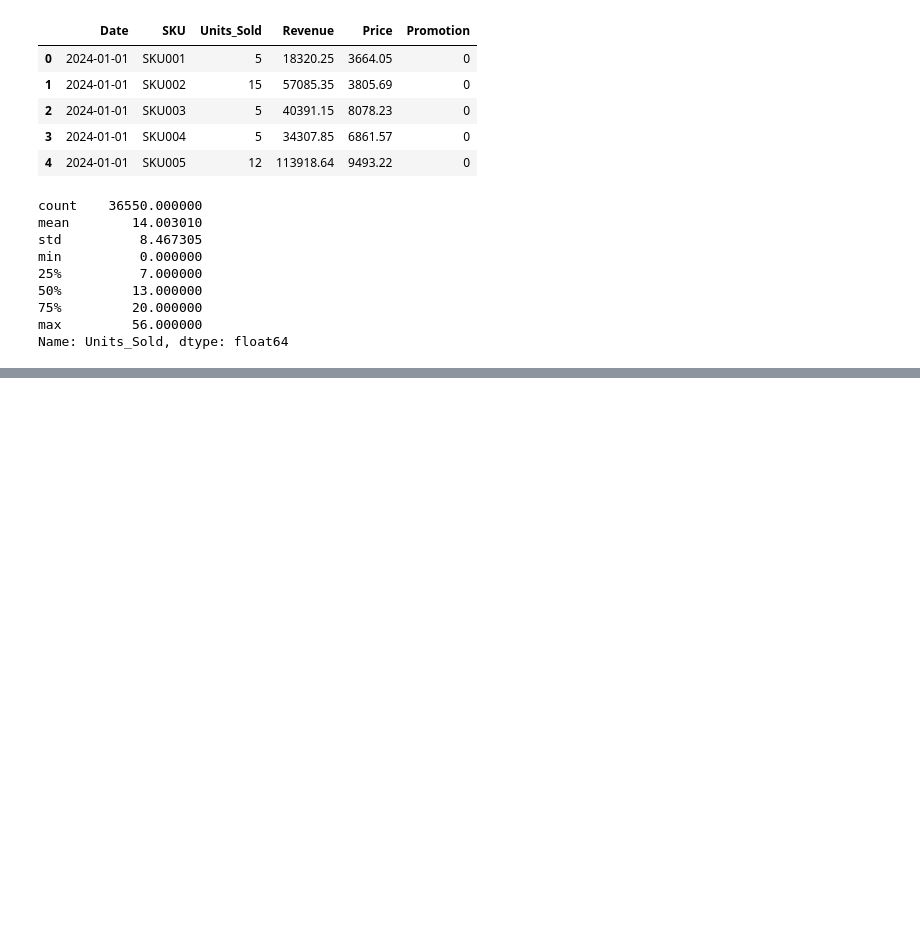
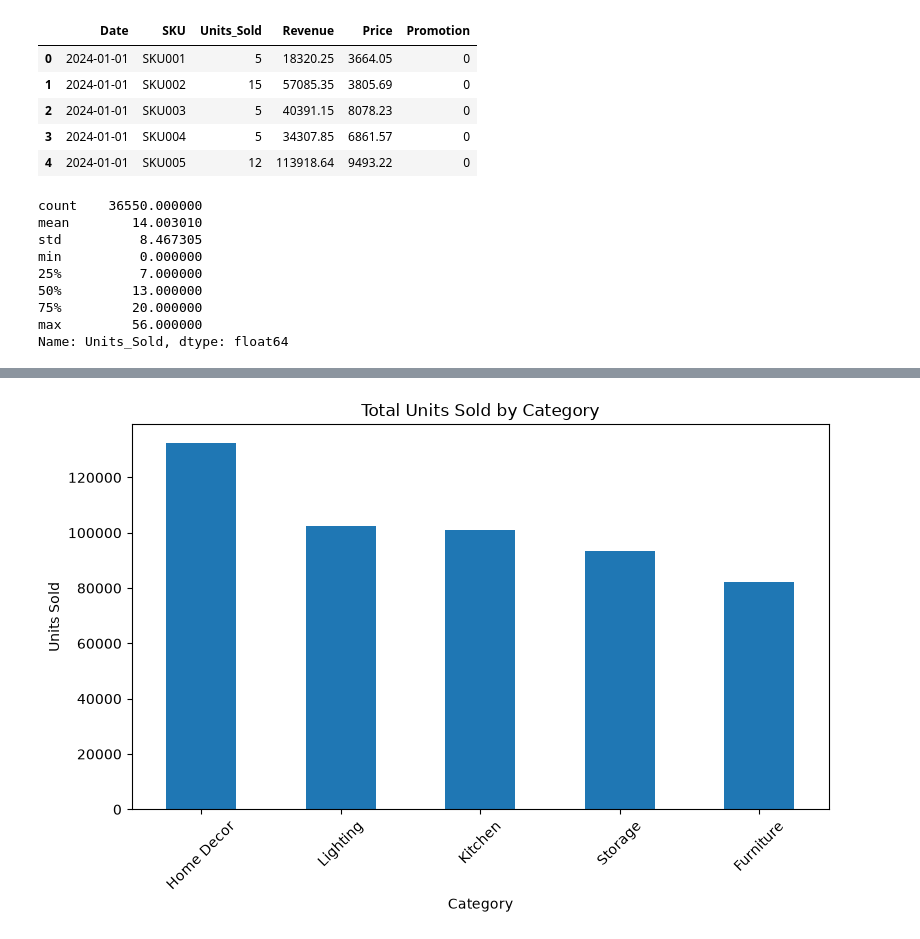
Before and after one commit to Gauravsaini328/ZIDIO_FORESIGHT_PROJECT, a Jupyter notebook: notebooks/eda.ipynb, the cells around one changed output, grey strips where cells are left out. Cells and saved outputs as stored; diff of their text form; code cells hidden in the pictures; blank space fills up the shorter version.

```diff
--- a/notebooks/eda.ipynb
+++ b/notebooks/eda.ipynb
@@ -1,5 +1,8 @@
 # %%
 import pandas as pd
+# %%
+# Loading Sku master data
+sku_master = pd.read_csv('../data/processed/sku_master_cleaned.csv')
 # %%
 # Reading sales and checking shape and its head
 sales = pd.read_csv('../data/processed/sales_cleaned.csv')
@@ -33,0 +388,12 @@ KeyError: 'asc'
+# %%
+# Comparing total sales across categories
+category_sales = (sales.merge(sku_master, on="SKU").groupby("Category")["Units_Sold"].sum().sort_values(ascending=False))
+
+category_sales.plot(kind="bar",figsize=(9, 5))
+plt.title("Total Units Sold by Category")
+plt.xlabel("Category")
+plt.ylabel("Units Sold")
+plt.xticks(rotation=45)
+plt.show()
+# %% [output]
+[figure, added]
```
Also changed, not shown: parts of 23 cells of this notebook.
